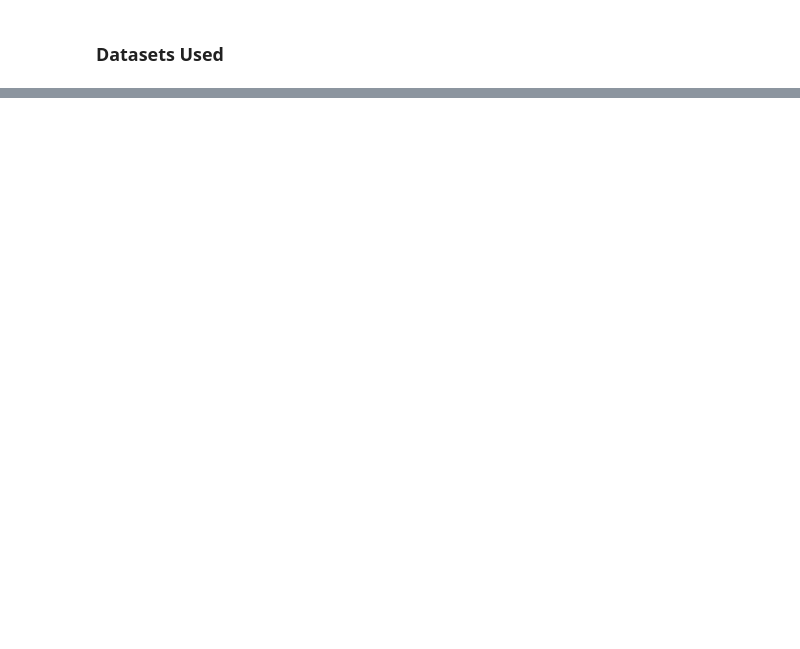
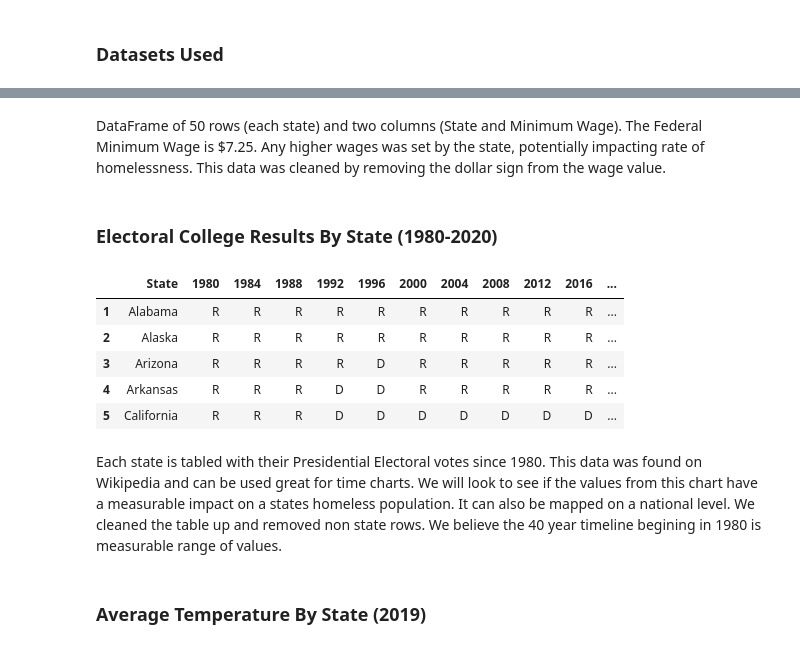
Before and after one commit to chloeu99/chloeu99.github.io, a Jupyter notebook: Final Tutorial.ipynb, the cells around one changed output, grey strips where cells are left out. Cells and saved outputs as stored; diff of their text form; code cells hidden in the pictures; blank space fills up the shorter version.

```diff
--- a/Final Tutorial.ipynb
+++ b/Final Tutorial.ipynb
@@ -80,0 +124,38 @@ df.info(verbose=True)
+# %% [markdown]
+DataFrame of 50 rows (each state) and two columns (State and Minimum Wage). The Federal Minimum Wage is $7.25. Any higher wages was set by the state, potentially impacting rate of homelessness. This data was cleaned by removing the dollar sign from the wage value.
+# %% [markdown]
+### Electoral College Results By State (1980-2020)
+# %%
+#data for which party each state voted for in presidential elections
+r1 = requests.get("https://en.wikipedia.org/wiki/List_of_United_States_presidential_election_results_by_state")
+#parse
+root1 = BeautifulSoup(r1.content)
+#find table
+table1 = root1.find("table")
+#read as table
+votes = pd.read_html(str(table1))
+votes = pd.concat(votes)
+#remove nans at end
+votes = votes[:54]
+#clean year data
+votes[59][0] = 2000
+votes[64][0] = 2016
+#cut data down to range from 1980-2020 elections
+votes = votes[[0,54,55,56,57,58,59,61,62,63,64,65]]
+#clean - set years to column values
+for columns in votes:
+    votes.rename({columns:votes[columns][0]},inplace=True, axis="columns")
+#removes non state rows
+votes = votes.drop([0,26,53])
+votes.head()
+# %% [output]
+|  | State | 1980 | 1984 | 1988 | 1992 | 1996 | 2000 | 2004 | 2008 | 2012 | 2016 | ... |
+| 1 | Alabama | R | R | R | R | R | R | R | R | R | R | ... |
+| 2 | Alaska | R | R | R | R | R | R | R | R | R | R | ... |
+| 3 | Arizona | R | R | R | R | D | R | R | R | R | R | ... |
+| 4 | Arkansas | R | R | R | D | D | R | R | R | R | R | ... |
+| 5 | California | R | R | R | D | D | D | D | D | D | D | ... |
+# %% [markdown]
+Each state is tabled with their Presidential Electoral votes since 1980. This data was found on Wikipedia and can be used great for time charts. We will look to see if the values from this chart have a measurable impact on a states homeless population. It can also be mapped on a national level. We cleaned the table up and removed non state rows. We believe the 40 year timeline begining in 1980 is measurable range of values.
+# %% [markdown]
+### Average Temperature By State (2019)
```
Also changed, not shown: parts of 54 cells of this notebook, 2 other files.
